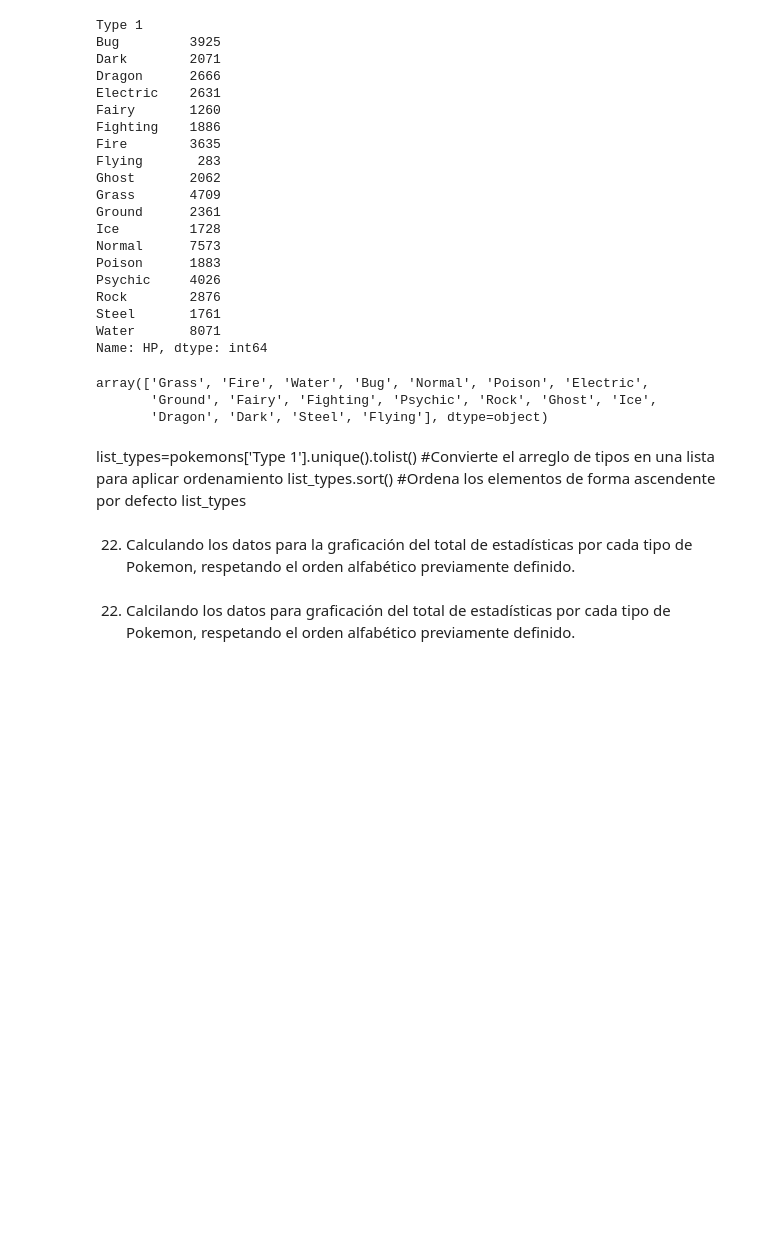
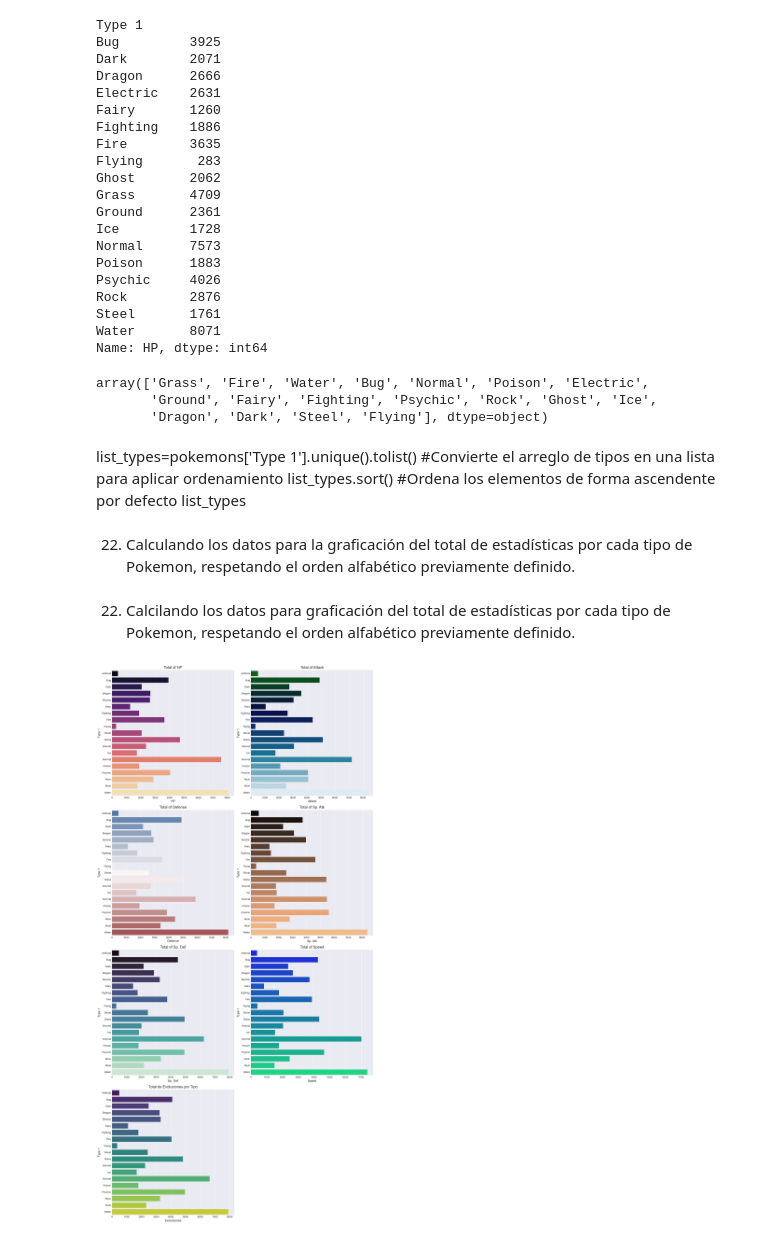
Before and after one commit to fariasdgs/ECBD_9AIDGS_PRACTICAS_230389, a Jupyter notebook: Practica03/AnalisisDatos230389-3.ipynb, the cells around one changed output. Saved outputs shown, nothing was run; the diff lists cells and outputs as text; code cells hidden in the pictures; blank space fills up the shorter version.

```diff
--- a/Practica03/AnalisisDatos230389-2.ipynb
+++ b/Practica03/AnalisisDatos230389-3.ipynb
@@ -40,3 +40,5 @@ for dirname, _, filenames in os.walk('/kaggle/input'):
 2. Creamos un Dataframe, leyendo ekl archivo deliitado por comas (CVS)
 # %%
 pokemons=pd.read_csv('./Pokemon.csv')
+# %%
+pokemons['Armor'] = pokemons['Evolve']
@@ -379,5 +387,47 @@ list_types
 # %% [markdown]
 22. Calcilando los datos para graficación del total de estadísticas por cada tipo de Pokemon, respetando el orden alfabético previamente definido.
 # %%
-plt.style.user('ggplot') ##
-plt.style.use('seaborn-darkgrid') ## Templates de colores predefinidos por la lista
+plt.style.use('ggplot')
+plt.style.use('seaborn-v0_8-darkgrid')
+
+# Crear la columna Armor sin eliminar Evolve
+# Esto mantiene las dos columnas: Evolve y Armor
+if 'Armor' not in pokemons.columns:
+    pokemons['Armor'] = pokemons['Evolve']
+
+# Calcular los datos para graficar por tipo de Pokémon
+pokemon_stats = pokemons.groupby('Type 1')[['HP','Attack','Defense','Sp. Atk','Sp. Def','Speed','Armor','Evolve']].sum()
+
+# Lista de estadísticas a graficar
+stats = ['HP','Attack','Defense','Sp. Atk','Sp. Def','Speed', 'Evolve']
+
+# Paletas de colores para cada gráfica
+palettes = ['magma','ocean','vlag','copper','mako','winter','viridis','rocket']
+
+plt.figure(figsize=(15, 30))
+
+for k, stat in enumerate(stats, start=1):
+
+    plt.subplot(4, 2, k)
+
+    sns.barplot(
+        x=pokemon_stats[stat],
+        y=pokemon_stats.index,
+        hue=pokemon_stats.index,
+        palette=palettes[k-1],
+        legend=False
+    )
+
+    if stat == 'Evolve':
+        plt.title('Total de Evoluciones por Tipo')
+        plt.xlabel('Evoluciones')
+    else:
+        plt.title(f'Total of {stat}')
+        plt.xlabel(stat)
+
+    plt.ylabel('Type 1')
+
+plt.tight_layout()
+plt.show()
+# %% [output]
+[figure, added]
```
Also changed, not shown: parts of 1 cell of this notebook.
